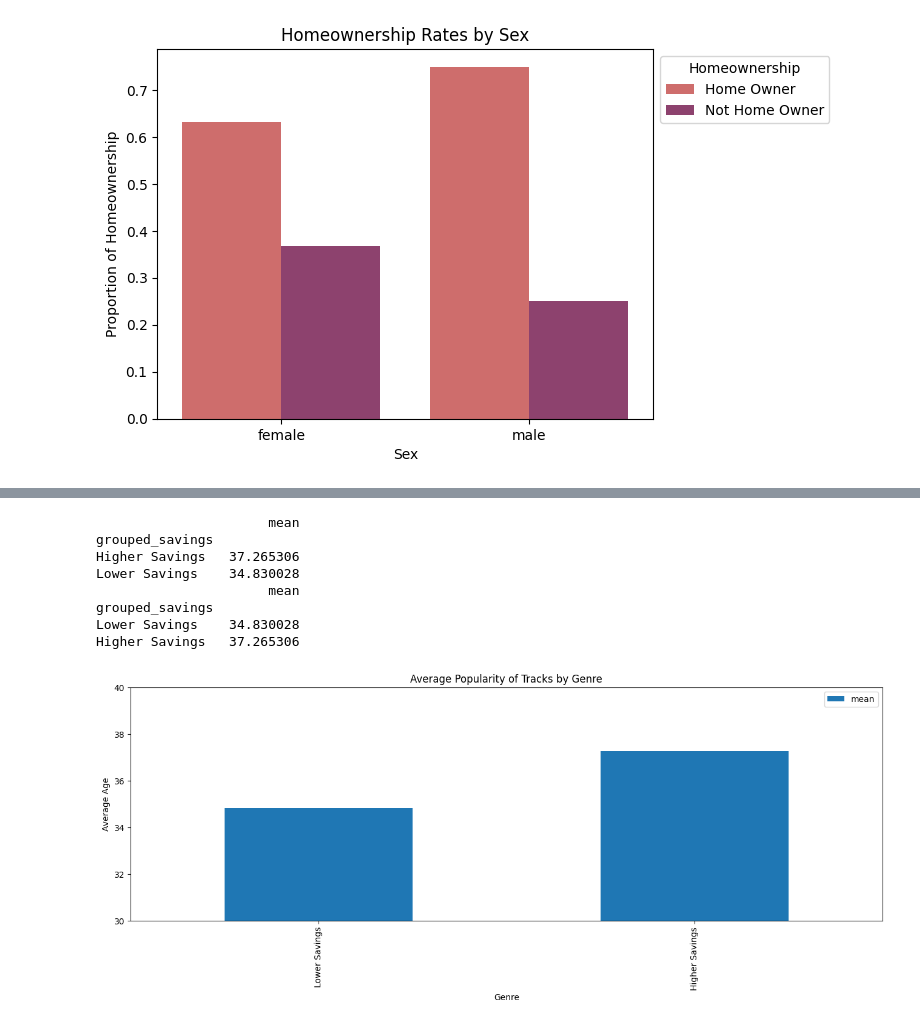
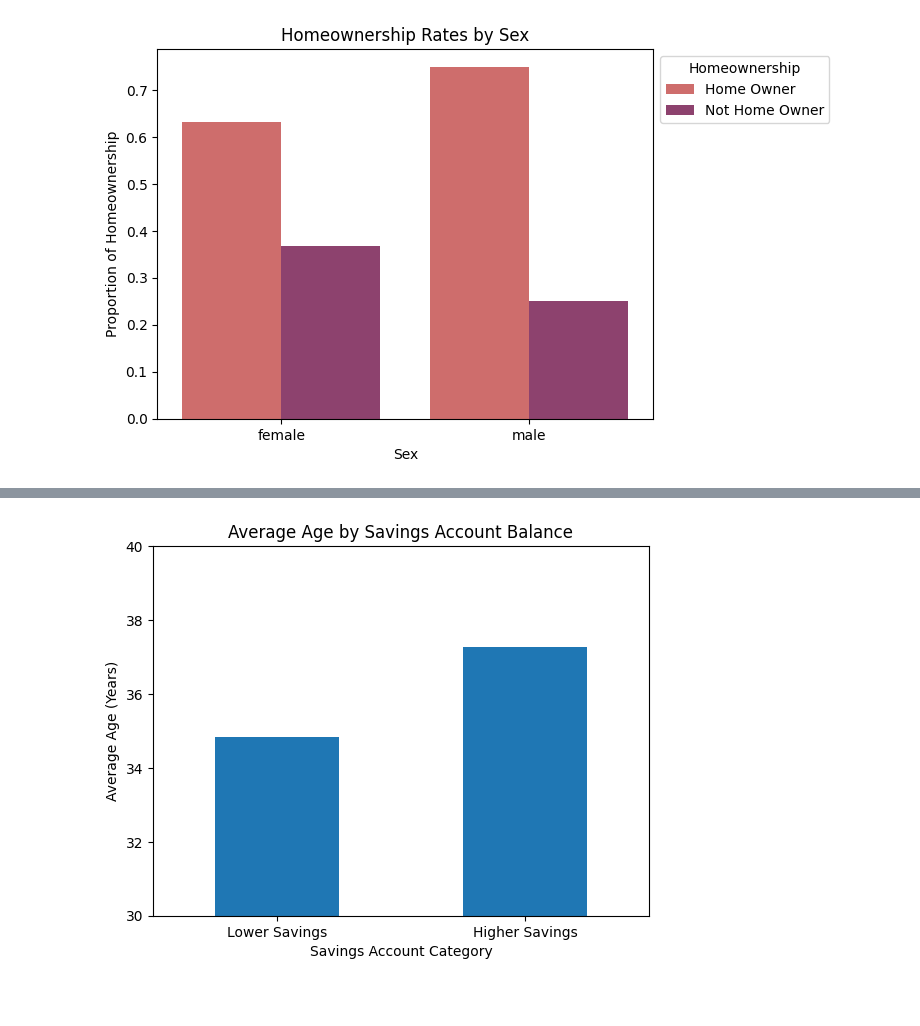
Before and after one commit to BrentMRPalmer/CSI4142-A1, a Jupyter notebook: A1.ipynb, the cells around one changed output, grey strips where cells are left out. Drawn from its saved outputs; the diff is of its cells as text; code cells hidden in the pictures; blank space fills up the shorter version.

```diff
--- a/A1.ipynb
+++ b/A1.ipynb
@@ -424,30 +409,31 @@ data.head()
 # %%
-# Group the tracks by genre and compute the mean popularity for every genre
-grouped_by_pop = data.groupby('grouped_savings')['Age'].agg(['mean'])
+# Define a function to return a group based on savings amount
+def group_savings(savings):
+    if savings == "little" or savings == "moderate":
+        return 'Lower Savings'
+    else:
+        return 'Higher Savings'
 
-# Output the top 5 most and least popular genres
-print(grouped_by_pop.sort_values(by='mean', ascending=False).head(5))
-print(grouped_by_pop.sort_values(by='mean', ascending=True).head(5))
+# Create a new feature containing the grouped savings
+data['grouped_savings'] = data['Saving accounts'].apply(group_savings)
+
+# Group by savings and compute the mean age
+grouped_by_savings = data.groupby('grouped_savings')['Age'].agg(['mean'])
 
 # Define order
 order = ["Lower Savings", "Higher Savings"]
 
 # Reorder the DataFrame based on the predefined order
-grouped_by_pop = grouped_by_pop.reindex(order)
+grouped_by_savings = grouped_by_savings.reindex(order)
 
 # Plot the sorted values in a bar plot
-grouped_by_pop.plot.bar(rot=90, figsize=(16, 5), ylim=(30,40))
-plt.xlabel('Genre')
-plt.ylabel('Average Age')
-plt.title('Average Popularity of Tracks by Genre')
+grouped_by_savings.plot.bar(ylim=(30,40), legend=False)
+plt.xlabel('Savings Account Category')
+plt.ylabel('Average Age (Years)')
+plt.title('Average Age by Savings Account Balance')
+plt.xticks(rotation=0)
+
+# Display plot
 plt.show()
 # %% [output]
-                      mean
-grouped_savings
-Higher Savings   37.265306
-Lower Savings    34.830028
-                      mean
-grouped_savings
-Lower Savings    34.830028
-Higher Savings   37.265306
-[figure, old version]
+[figure, new version]
```
Also changed, not shown: parts of 2 cells of this notebook.
